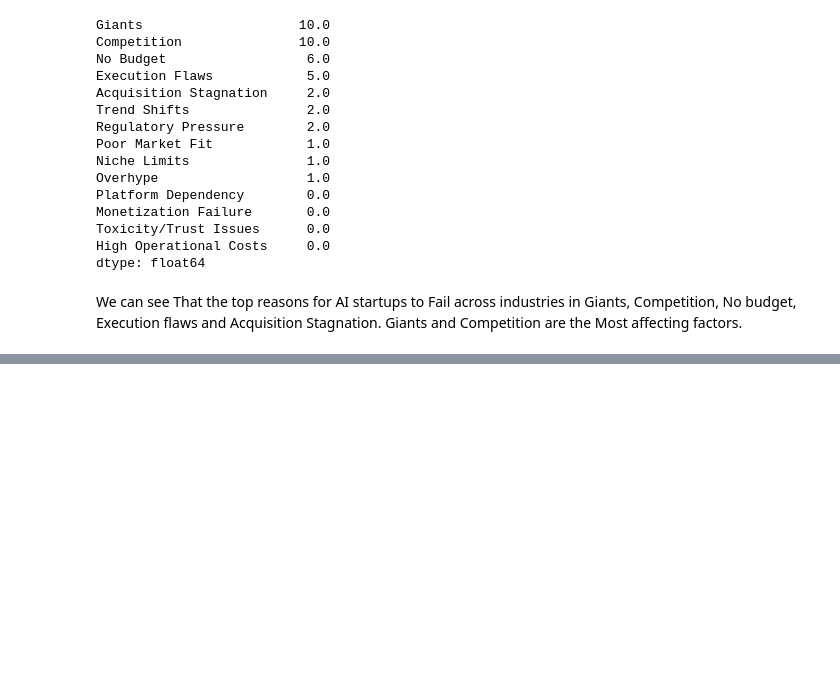
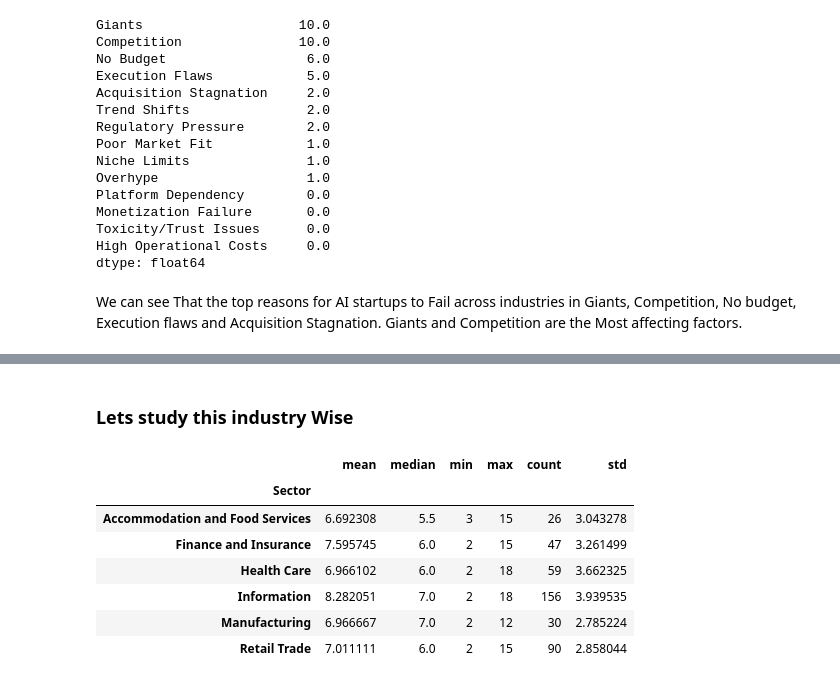
Before and after one commit to ayushsj99/StartupFailure_DA, a Jupyter notebook: StartupFailure_DA.ipynb, the cells around one changed output, grey strips where cells are left out. Saved outputs shown, nothing was run; the diff lists cells and outputs as text; code cells hidden in the pictures; blank space fills up the shorter version.

```diff
--- a/StartupFailure_DA.ipynb
+++ b/StartupFailure_DA.ipynb
@@ -599,0 +814,14 @@ We can see That the top reasons for AI startups to Fail across industries in Gia
+# %% [markdown]
+### Lets study this industry Wise
+# %%
+a = merged_data.groupby("Sector")['Years of Operation (Int)'].agg(['mean', 'median', 'min', 'max', 'count',"std"])
+a
+# %% [output]
+|  | mean | median | min | max | count | std |
+| Sector |  |  |  |  |  |  |
+| Accommodation and Food Services | 6.692308 | 5.5 | 3 | 15 | 26 | 3.043278 |
+| Finance and Insurance | 7.595745 | 6.0 | 2 | 15 | 47 | 3.261499 |
+| Health Care | 6.966102 | 6.0 | 2 | 18 | 59 | 3.662325 |
+| Information | 8.282051 | 7.0 | 2 | 18 | 156 | 3.939535 |
+| Manufacturing | 6.966667 | 7.0 | 2 | 12 | 30 | 2.785224 |
+| Retail Trade | 7.011111 | 6.0 | 2 | 15 | 90 | 2.858044 |
```
Also changed, not shown: parts of 24 cells of this notebook.
